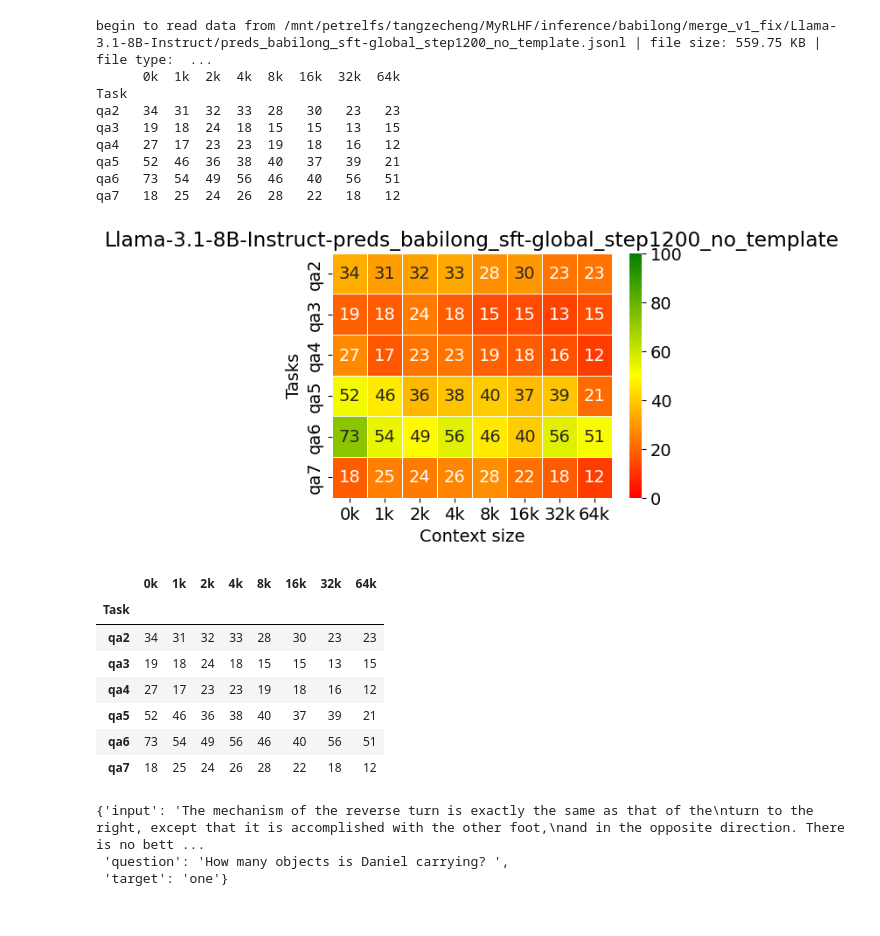
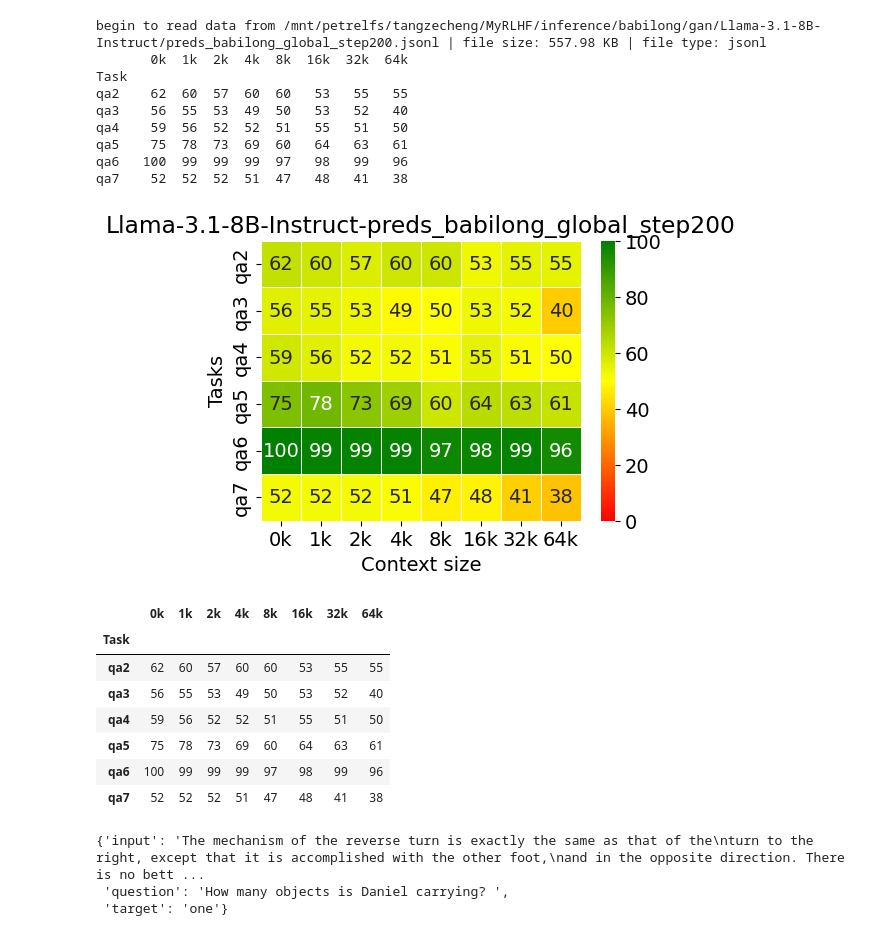
Before and after one commit to ZetangForward/MyRLHF, a Jupyter notebook: evaluation/babilong/eval.ipynb, the cells around one changed output. Drawn from its saved outputs; the diff is of its cells as text; code cells hidden in the pictures.

```diff
--- a/evaluation/babilong/eval.ipynb
+++ b/evaluation/babilong/eval.ipynb
@@ -124,5 +124,5 @@ def eval_fn(pred_path, save_path=None):
 # %%
-pred_path = '/mnt/petrelfs/tangzecheng/MyRLHF/inference/babilong/merge_v1_fix/Llama-3.1-8B-Instruct/preds_babilong_sft-global_step1200_no_template.jsonl'
+pred_path = '/mnt/petrelfs/tangzecheng/MyRLHF/inference/babilong/gan/Llama-3.1-8B-Instruct/preds_babilong_global_step200.jsonl'
 save_dir = '/mnt/petrelfs/tangzecheng/MyRLHF/evaluation/babilong/llama-3_1-8B-Instruct/preliminary'
 # save_dir = '/data/zecheng/acl2025/MyRLHF/evaluation/babilong/llama-3_1-8B-Instruct'
 auto_mkdir(save_dir)
@@ -135,24 +135,24 @@ print(res)
-begin to read data from /mnt/petrelfs/tangzecheng/MyRLHF/inference/babilong/merge_v1_fix/Llama-3.1-8B-Instruct/preds_babilong_sft-global_step1200_no_template.jsonl | file size: 559.75 KB | file type:  ...
-      0k  1k  2k  4k  8k  16k  32k  64k
+begin to read data from /mnt/petrelfs/tangzecheng/MyRLHF/inference/babilong/gan/Llama-3.1-8B-Instruct/preds_babilong_global_step200.jsonl | file size: 557.98 KB | file type: jsonl
+       0k  1k  2k  4k  8k  16k  32k  64k
 Task
-qa2   34  31  32  33  28   30   23   23
-qa3   19  18  24  18  15   15   13   15
-qa4   27  17  23  23  19   18   16   12
-qa5   52  46  36  38  40   37   39   21
-qa6   73  54  49  56  46   40   56   51
-qa7   18  25  24  26  28   22   18   12
+qa2    62  60  57  60  60   53   55   55
+qa3    56  55  53  49  50   53   52   40
+qa4    59  56  52  52  51   55   51   50
+qa5    75  78  73  69  60   64   63   61
+qa6   100  99  99  99  97   98   99   96
+qa7    52  52  52  51  47   48   41   38
-[figure, old version]
+[figure, new version]
 # %%
 res
 # %% [output]
 |  | 0k | 1k | 2k | 4k | 8k | 16k | 32k | 64k |
 | Task |  |  |  |  |  |  |  |  |
-| qa2 | 34 | 31 | 32 | 33 | 28 | 30 | 23 | 23 |
-| qa3 | 19 | 18 | 24 | 18 | 15 | 15 | 13 | 15 |
-| qa4 | 27 | 17 | 23 | 23 | 19 | 18 | 16 | 12 |
-| qa5 | 52 | 46 | 36 | 38 | 40 | 37 | 39 | 21 |
-| qa6 | 73 | 54 | 49 | 56 | 46 | 40 | 56 | 51 |
-| qa7 | 18 | 25 | 24 | 26 | 28 | 22 | 18 | 12 |
+| qa2 | 62 | 60 | 57 | 60 | 60 | 53 | 55 | 55 |
+| qa3 | 56 | 55 | 53 | 49 | 50 | 53 | 52 | 40 |
+| qa4 | 59 | 56 | 52 | 52 | 51 | 55 | 51 | 50 |
+| qa5 | 75 | 78 | 73 | 69 | 60 | 64 | 63 | 61 |
+| qa6 | 100 | 99 | 99 | 99 | 97 | 98 | 99 | 96 |
+| qa7 | 52 | 52 | 52 | 51 | 47 | 48 | 41 | 38 |
 # %%
 from datasets import load_dataset
 
```
Also changed, not shown: parts of 3 cells of this notebook, 3 other files.
